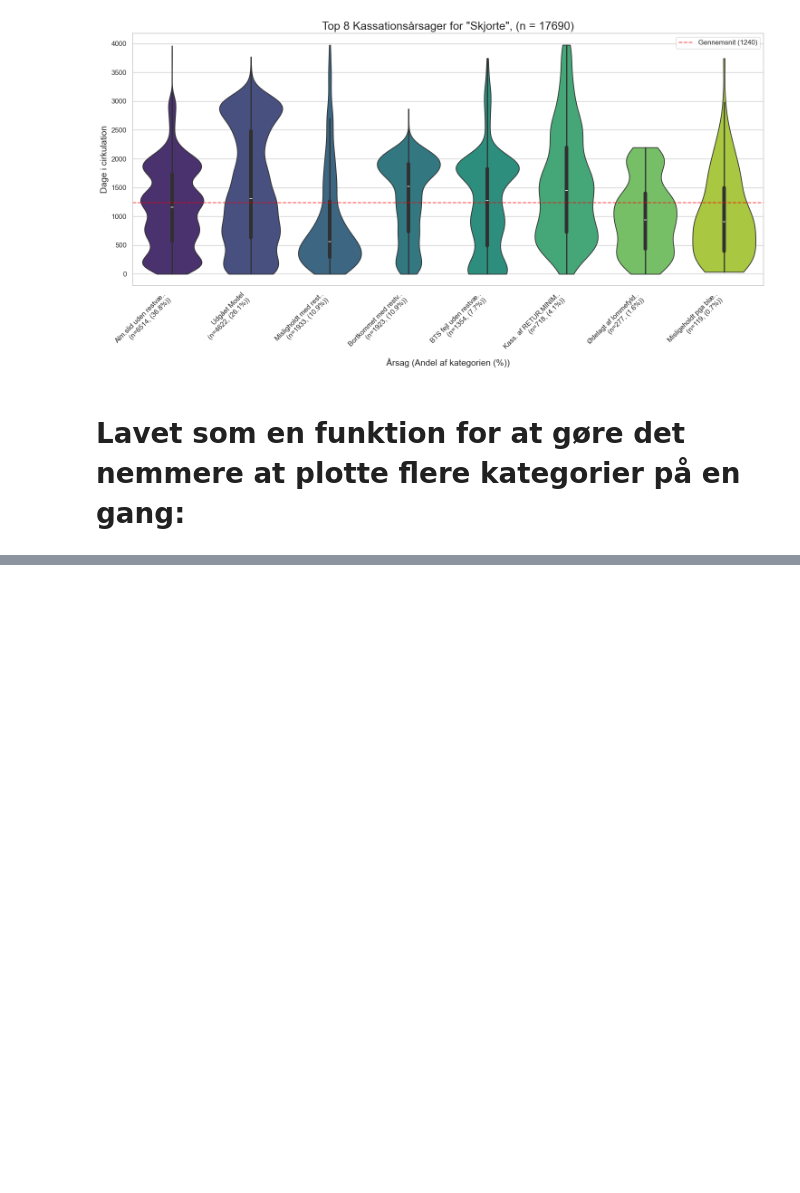
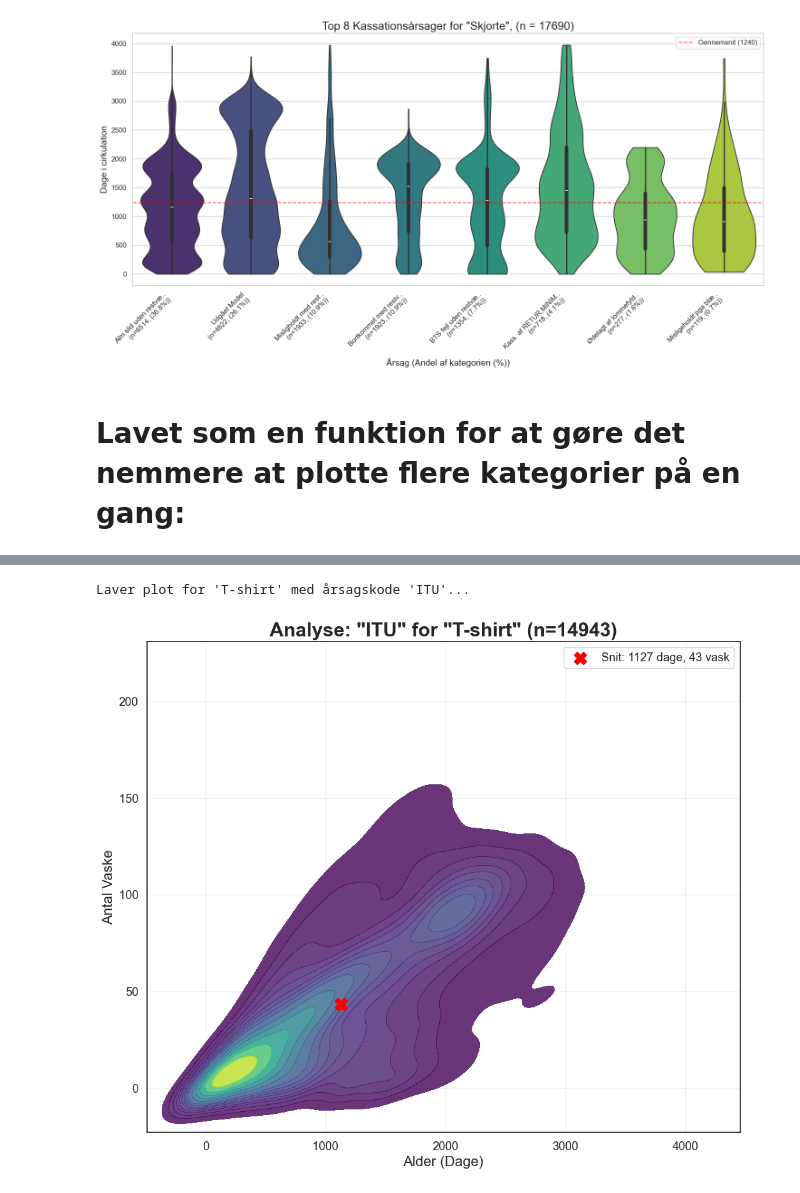
Before and after one commit to Mathias2209/Dataprojekt, a Jupyter notebook: Violinplots forbedret.ipynb, the cells around one changed output, grey strips where cells are left out. Drawn from its saved outputs; the diff is of its cells as text; code cells hidden in the pictures; blank space fills up the shorter version.

```diff
--- a/Violinplots forbedret.ipynb
+++ b/Violinplots forbedret.ipynb
@@ -360,0 +452,31 @@ Passing `palette` without assigning `hue` is deprecated and will be removed in v
+# %%
+# --- FUNKTION TIL AT FINDE ABS-KODE (FRA PPT) ---
+def find_abs_kode(tekst):
+    if not isinstance(tekst, str): return "Ukendt"
+    t = tekst.lower()
+
+    # Regler baseret på beskrivelserne i din PowerPoint
+    if 'bts' in t or 'af os' in t or 'fejl syning' in t: return 'AF OS'
+    if 'bort' in t: return 'BORT'
+    if 'retur' in t or 'afmeld' in t: return 'RETUR'
+    if 'blæk' in t: return 'BLÆK'
+    if 'lommefyld' in t or 'lomme' in t: return 'LOMME' # Fanger både LOMME og UC/LOMM
+    if 'produkt fejl' in t or 'p.fejl' in t: return 'P.Fejl'
+    if 'udgået' in t or 'udg' in t: return 'UDG'
+    if 'videresalg' in t: return 'VSALGK'
+
+    # VIGTIGT: Rækkefølge - "Slid" og "ITU" (Misligholdt)
+    if 'slid' in t or 'almindelig brug' in t or 'farve tab' in t: return 'SLID'
+
+    # ITU fanger typisk alt andet ødelagt (Huller, Pletter der ikke er blæk, etc.)
+    if 'hul' in t or 'plet' in t or 'klip' in t or 'misligholdt' in t or 'itu' in t: return 'ITU'
+
+    return "Andet" # Hvis intet matcher
+
+# 1. OPRET DEN NYE KOLONNE
+# (Antager du har indlæst df_total)
+df_total['ABS_Kode'] = df_total['Kassationsårsag (ui)'].apply(find_abs_kode)
+
+# Tjek at det virker
+print("Fordeling af ABS-koder:")
+print(df_total['ABS_Kode'].value_counts())
@@ -360,0 +550,14 @@ Passing `palette` without assigning `hue` is deprecated and will be removed in v
+# %%
+# --- INDSTILLINGER (Brug navnene fra "Kode i ABS") ---
+valgt_kategori = 'T-shirt'   # Produktkategori
+valgt_aarsag = 'ITU'       # HER KAN DU NU SKRIVE: 'SLID', 'ITU', 'AF OS' osv.
+
+# Zoom (Sæt til None for auto)
+x_max = 4000
+y_max = 300
+
+# Kør plottet
+lav_abs_plot(valgt_kategori, valgt_aarsag, df_total)
+# %% [output]
+Laver plot for 'T-shirt' med årsagskode 'ITU'...
+[figure, added]
```
Also changed, not shown: parts of 8 cells of this notebook.
